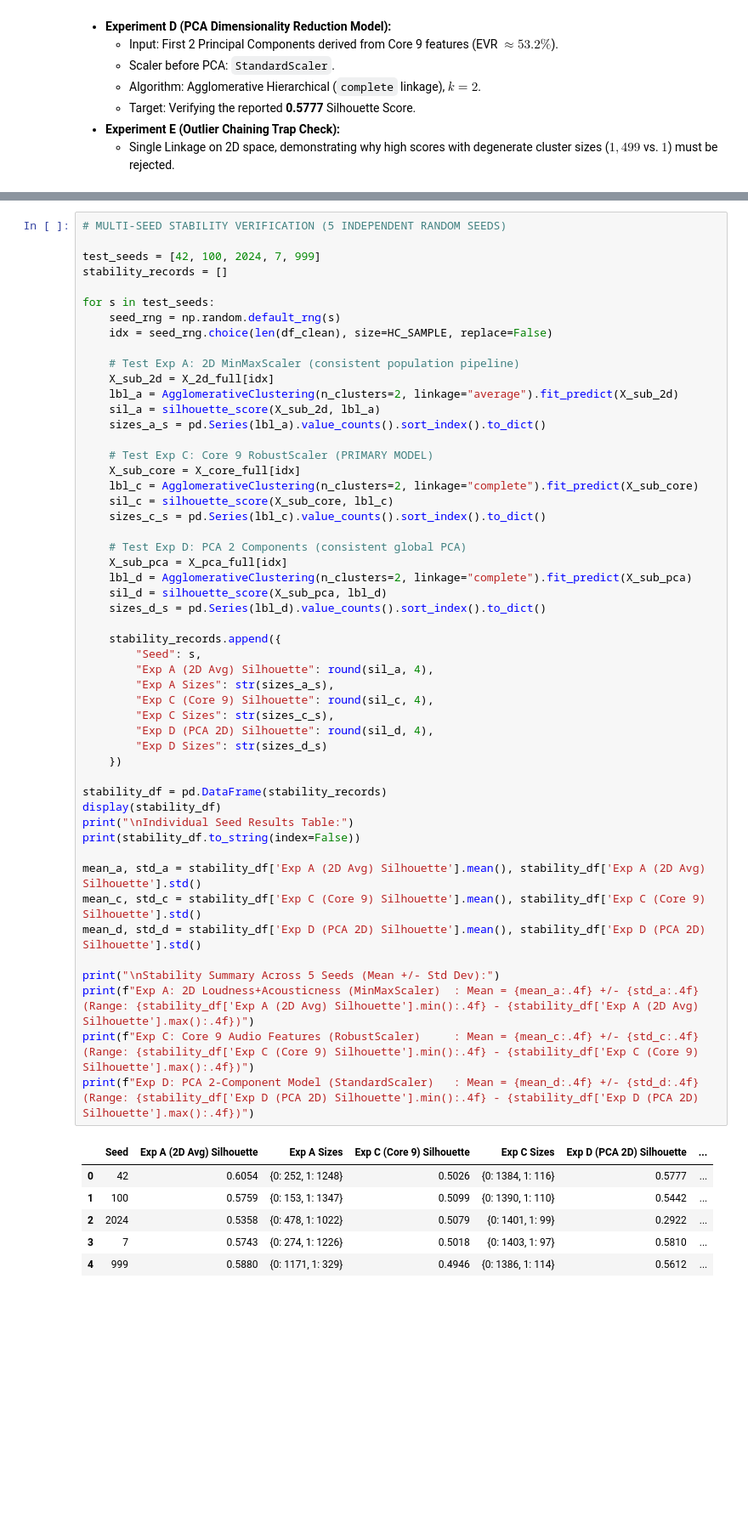
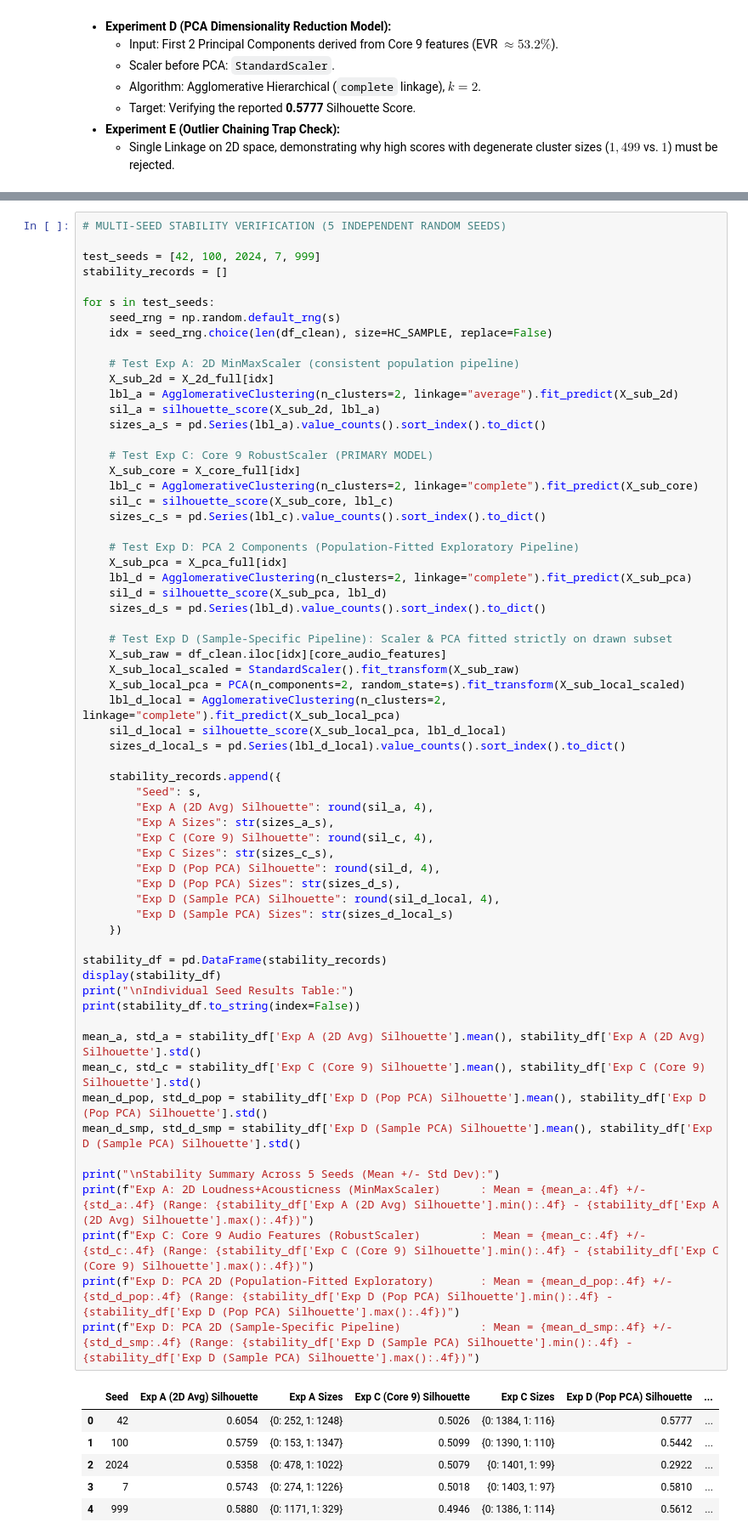
Before and after one commit to vaishnavit67/23cse301-ml-capstone, a Jupyter notebook: Notebooks/Clustering.ipynb, the cells around one changed output, grey strips where cells are left out. Shown at 85% size. Cells and saved outputs as stored; diff of their text form; blank space fills up the shorter version.

Commit message:
Incorporate final review refinements: soften generalization claim, label exploratory pipeline, make sample-specific PCA reproducible, and qualify Seed-2024 analysis

```diff
--- a/Notebooks/Clustering.ipynb
+++ b/Notebooks/Clustering.ipynb
@@ -1141,41 +1144,53 @@ for s in test_seeds:
 
     # Test Exp C: Core 9 RobustScaler (PRIMARY MODEL)
     X_sub_core = X_core_full[idx]
     lbl_c = AgglomerativeClustering(n_clusters=2, linkage="complete").fit_predict(X_sub_core)
     sil_c = silhouette_score(X_sub_core, lbl_c)
     sizes_c_s = pd.Series(lbl_c).value_counts().sort_index().to_dict()
 
-    # Test Exp D: PCA 2 Components (consistent global PCA)
+    # Test Exp D: PCA 2 Components (Population-Fitted Exploratory Pipeline)
     X_sub_pca = X_pca_full[idx]
     lbl_d = AgglomerativeClustering(n_clusters=2, linkage="complete").fit_predict(X_sub_pca)
     sil_d = silhouette_score(X_sub_pca, lbl_d)
     sizes_d_s = pd.Series(lbl_d).value_counts().sort_index().to_dict()
+
+    # Test Exp D (Sample-Specific Pipeline): Scaler & PCA fitted strictly on drawn subset
+    X_sub_raw = df_clean.iloc[idx][core_audio_features]
+    X_sub_local_scaled = StandardScaler().fit_transform(X_sub_raw)
+    X_sub_local_pca = PCA(n_components=2, random_state=s).fit_transform(X_sub_local_scaled)
+    lbl_d_local = AgglomerativeClustering(n_clusters=2, linkage="complete").fit_predict(X_sub_local_pca)
+    sil_d_local = silhouette_score(X_sub_local_pca, lbl_d_local)
+    sizes_d_local_s = pd.Series(lbl_d_local).value_counts().sort_index().to_dict()
 
     stability_records.append({
         "Seed": s,
         "Exp A (2D Avg) Silhouette": round(sil_a, 4),
         "Exp A Sizes": str(sizes_a_s),
         "Exp C (Core 9) Silhouette": round(sil_c, 4),
         "Exp C Sizes": str(sizes_c_s),
-        "Exp D (PCA 2D) Silhouette": round(sil_d, 4),
-        "Exp D Sizes": str(sizes_d_s)
+        "Exp D (Pop PCA) Silhouette": round(sil_d, 4),
+        "Exp D (Pop PCA) Sizes": str(sizes_d_s),
+        "Exp D (Sample PCA) Silhouette": round(sil_d_local, 4),
+        "Exp D (Sample PCA) Sizes": str(sizes_d_local_s)
     })
 
 stability_df = pd.DataFrame(stability_records)
 display(stability_df)
 print("\nIndividual Seed Results Table:")
 print(stability_df.to_string(index=False))
 
 mean_a, std_a = stability_df['Exp A (2D Avg) Silhouette'].mean(), stability_df['Exp A (2D Avg) Silhouette'].std()
 mean_c, std_c = stability_df['Exp C (Core 9) Silhouette'].mean(), stability_df['Exp C (Core 9) Silhouette'].std()
-mean_d, std_d = stability_df['Exp D (PCA 2D) Silhouette'].mean(), stability_df['Exp D (PCA 2D) Silhouette'].std()
+mean_d_pop, std_d_pop = stability_df['Exp D (Pop PCA) Silhouette'].mean(), stability_df['Exp D (Pop PCA) Silhouette'].std()
+mean_d_smp, std_d_smp = stability_df['Exp D (Sample PCA) Silhouette'].mean(), stability_df['Exp D (Sample PCA) Silhouette'].std()
 
 print("\nStability Summary Across 5 Seeds (Mean +/- Std Dev):")
-print(f"Exp A: 2D Loudness+Acousticness (MinMaxScaler)  : Mean = {mean_a:.4f} +/- {std_a:.4f} (Range: {stability_df['Exp A (2D Avg) Silhouette'].min():.4f} - {stability_df['Exp A (2D Avg) Silhouette'].max():.4f})")
-print(f"Exp C: Core 9 Audio Features (RobustScaler)     : Mean = {mean_c:.4f} +/- {std_c:.4f} (Range: {stability_df['Exp C (Core 9) Silhouette'].min():.4f} - {stability_df['Exp C (Core 9) Silhouette'].max():.4f})")
-print(f"Exp D: PCA 2-Component Model (StandardScaler)   : Mean = {mean_d:.4f} +/- {std_d:.4f} (Range: {stability_df['Exp D (PCA 2D) Silhouette'].min():.4f} - {stability_df['Exp D (PCA 2D) Silhouette'].max():.4f})")
+print(f"Exp A: 2D Loudness+Acousticness (MinMaxScaler)      : Mean = {mean_a:.4f} +/- {std_a:.4f} (Range: {stability_df['Exp A (2D Avg) Silhouette'].min():.4f} - {stability_df['Exp A (2D Avg) Silhouette'].max():.4f})")
+print(f"Exp C: Core 9 Audio Features (RobustScaler)         : Mean = {mean_c:.4f} +/- {std_c:.4f} (Range: {stability_df['Exp C (Core 9) Silhouette'].min():.4f} - {stability_df['Exp C (Core 9) Silhouette'].max():.4f})")
+print(f"Exp D: PCA 2D (Population-Fitted Exploratory)       : Mean = {mean_d_pop:.4f} +/- {std_d_pop:.4f} (Range: {stability_df['Exp D (Pop PCA) Silhouette'].min():.4f} - {stability_df['Exp D (Pop PCA) Silhouette'].max():.4f})")
+print(f"Exp D: PCA 2D (Sample-Specific Pipeline)            : Mean = {mean_d_smp:.4f} +/- {std_d_smp:.4f} (Range: {stability_df['Exp D (Sample PCA) Silhouette'].min():.4f} - {stability_df['Exp D (Sample PCA) Silhouette'].max():.4f})")
 # %% [output]
-|  | Seed | Exp A (2D Avg) Silhouette | Exp A Sizes | Exp C (Core 9) Silhouette | Exp C Sizes | Exp D (PCA 2D) Silhouette | ... |
+|  | Seed | Exp A (2D Avg) Silhouette | Exp A Sizes | Exp C (Core 9) Silhouette | Exp C Sizes | Exp D (Pop PCA) Silhouette | ... |
 | 0 | 42 | 0.6054 | {0: 252, 1: 1248} | 0.5026 | {0: 1384, 1: 116} | 0.5777 | ... |
 | 1 | 100 | 0.5759 | {0: 153, 1: 1347} | 0.5099 | {0: 1390, 1: 110} | 0.5442 | ... |
 | 2 | 2024 | 0.5358 | {0: 478, 1: 1022} | 0.5079 | {0: 1401, 1: 99} | 0.2922 | ... |
```
Also changed, not shown: parts of 7 cells of this notebook.
